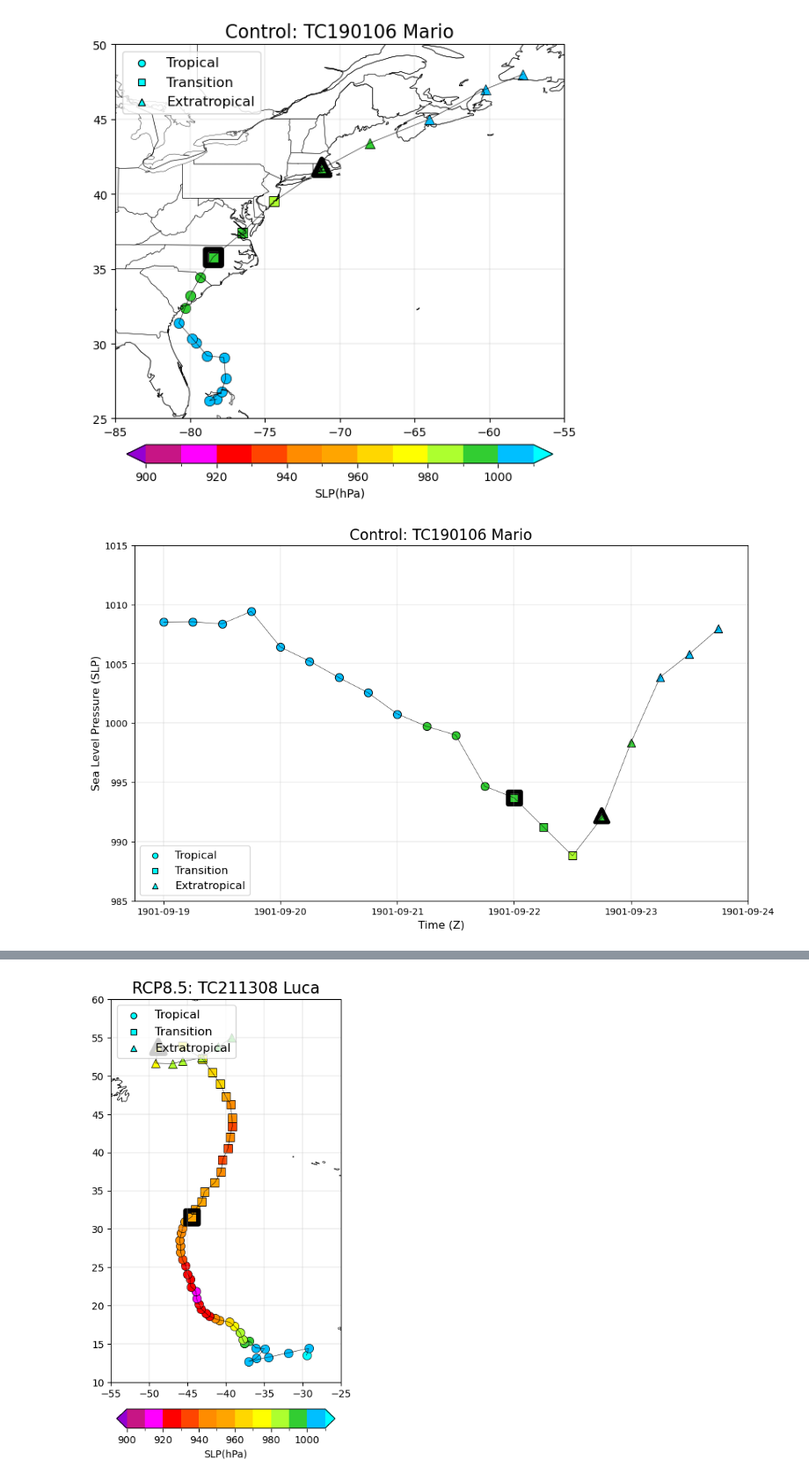
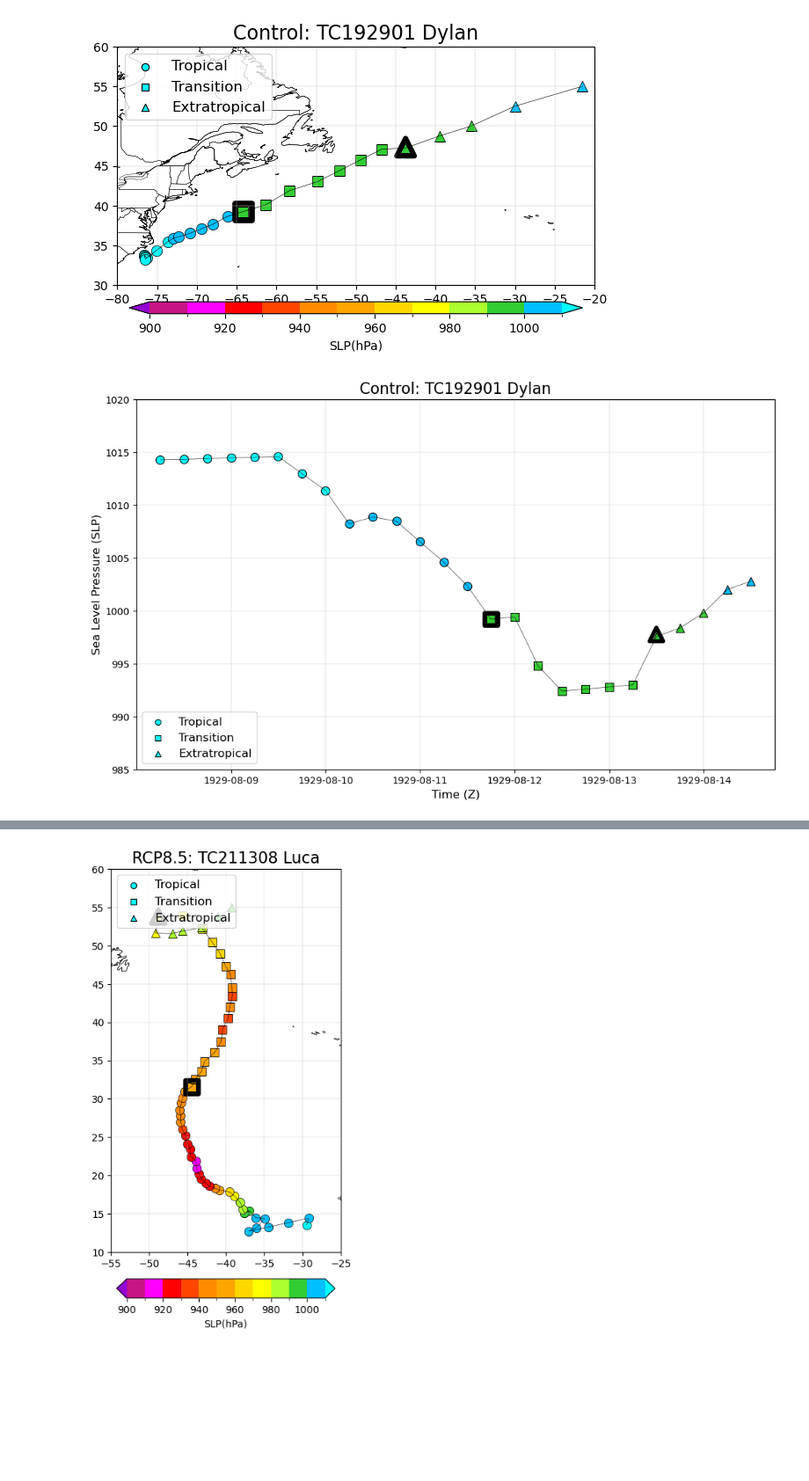
Before and after one commit to Luigi728/ExtraTrack_Github, a Jupyter notebook: RCP_Analysis/RCP_Analysis_V6.2.1.ipynb, the cells around one changed output, grey strips where cells are left out. Shown: that part at 88% size. Cells and saved outputs as stored; diff of their text form; code cells hidden in the pictures; blank space fills up the shorter version.

```diff
--- a/RCP_Analysis/RCP_Analysis_V6.2.1.ipynb
+++ b/RCP_Analysis/RCP_Analysis_V6.2.1.ipynb
@@ -21,7 +21,7 @@ import random
 import xarray as xr
 # %%
 Diri = '/glade/u/home/whimkao//ExtraTrack/ExtraTrack_Data/Output_Files_V6/'
-Output_Diri = '/glade/u/home/whimkao//ExtraTrack/ExtraTrack_Github/RCP_Figs/Storm_Figs_V6.2.2/'
+Output_Diri = '/glade/u/home/whimkao//ExtraTrack/ExtraTrack_Github/RCP_Figs/Storm_Figs_V6.2.1/'
 # %%
 # Open File
 def Open_File(File):
@@ -31,8 +31,8 @@ def Open_File(File):
 # %%
 # Open Each File
 def Files_Open(Model, Diri):
-    Data_DF = Open_File(Diri+Model+'_Data_hPa_Output_V6.csv')
-    ET_DF = Open_File(Diri+Model+'_ET_hPa_Output_V6.csv')
+    Data_DF = Open_File(Diri+Model+'_Data_All_Output_V6.csv')
+    ET_DF = Open_File(Diri+Model+'_ET_All_Output_V6.csv')
     Codes_DF = Open_File(Diri+Model+'_Codes_Output_V6.csv')
     Time, Begin_Time, Compl_Time, Peak_Time = [], [], [], []
 # Edit Time Format
@@ -320,10 +320,10 @@ def Plot_Cyclone_Phase(Storm_Code, DF, ET_DF, Bounds, Colours, Loc, Trans, Model
 # Plot Some Cyclone Tracks, SLP and Phase Plots
 # %%
 # Input Code
-Code = 'TC190106'
+Code = 'TC192901'
 Plot_Cyclone_Track(Code, Control_Data, Control_ET, SLP_Bounds, SLP_Colours, 2, True, "Control", False, (7,7))
 Plot_Cyclone_SLP(Code, Control_Data, Control_ET, SLP_Bounds, SLP_Colours, 3, True, "Control", False)
 Plot_Cyclone_Phase(Code, Control_Data, Control_ET, SLP_Bounds, SLP_Colours, 3, True, "Control", False)
 # %% [output]
-[figure, old version]
+[figure, new version]
-[figure, old version]
+[figure, new version]
```
Also changed, not shown: parts of 3 cells of this notebook, 13 other files.
